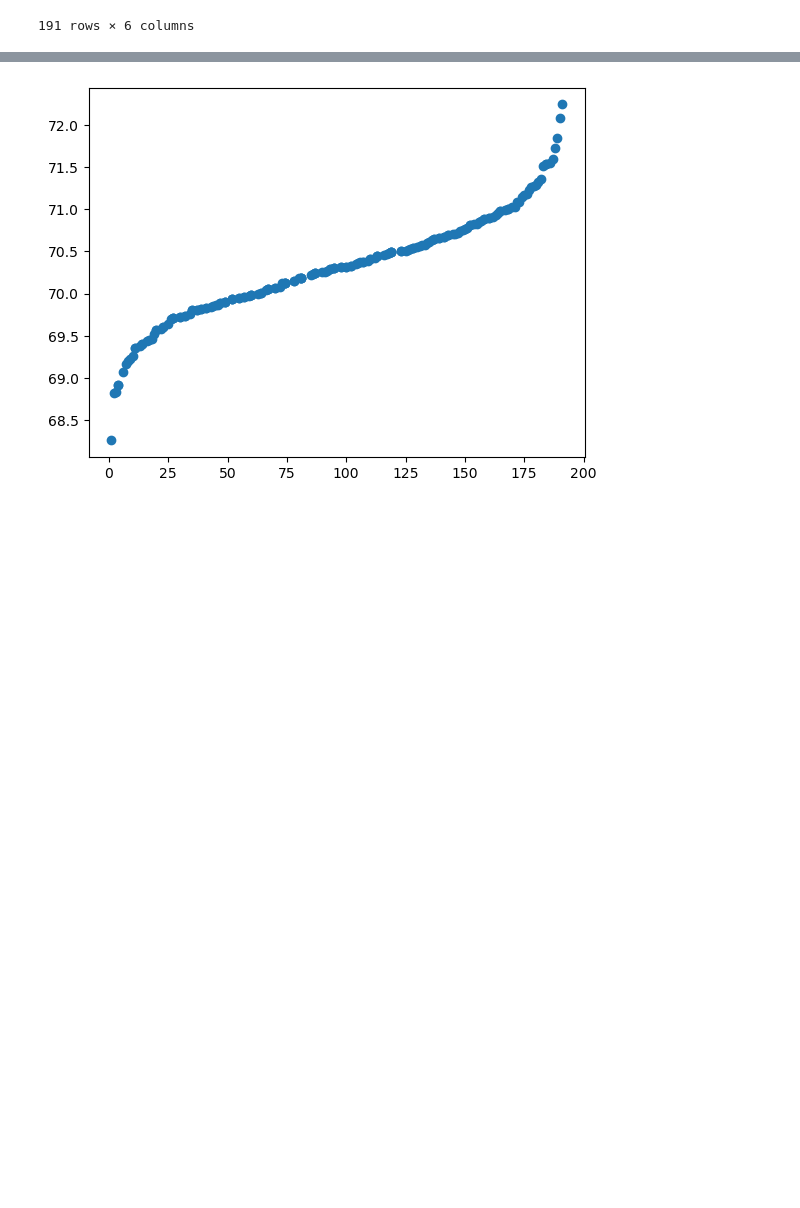
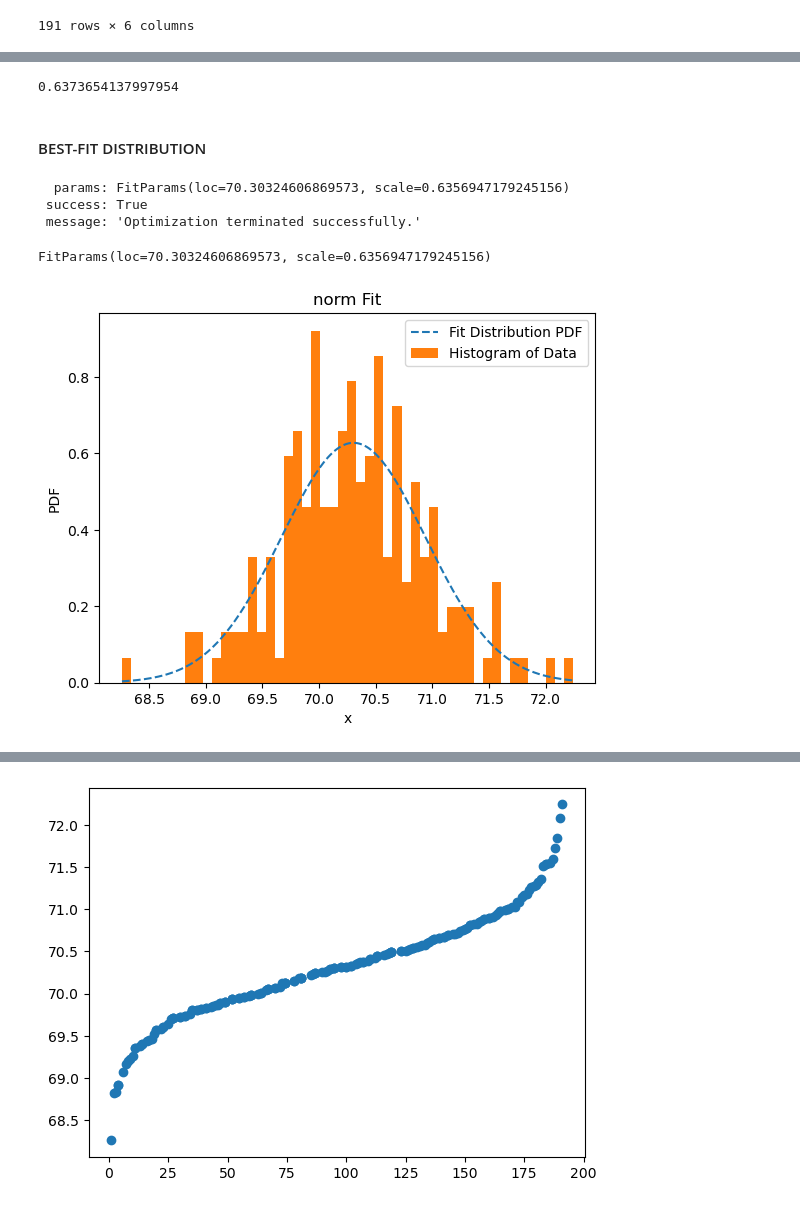
Before and after one commit to mickalleny2k/PfDA_Assignment, a Jupyter notebook: PfDA_Assignment.ipynb, the cells around one changed output, grey strips where cells are left out. Saved outputs shown, nothing was run; the diff lists cells and outputs as text; code cells hidden in the pictures; blank space fills up the shorter version.

```diff
--- a/PfDA_Assignment.ipynb
+++ b/PfDA_Assignment.ipynb
@@ -565,0 +137,27 @@ syn_df
+# %%
+std = df.AVG.std()
+std
+# %% [output]
+0.6373654137997954
+# %% [markdown]
+#### BEST-FIT DISTRIBUTION
+# %%
+from scipy import stats
+dist = stats.norm
+data = AVG
+bounds = [(68, 73), (0, 191)]
+res = stats.fit(dist, data, bounds)
+res
+# %% [output]
+  params: FitParams(loc=70.30324606869573, scale=0.6356947179245156)
+ success: True
+ message: 'Optimization terminated successfully.'
+# %%
+res.params
+# %% [output]
+FitParams(loc=70.30324606869573, scale=0.6356947179245156)
+# %%
+res.plot()
+plt.show()
+# %% [output]
+[figure, added]
```
Also changed, not shown: parts of 158 cells of this notebook.
